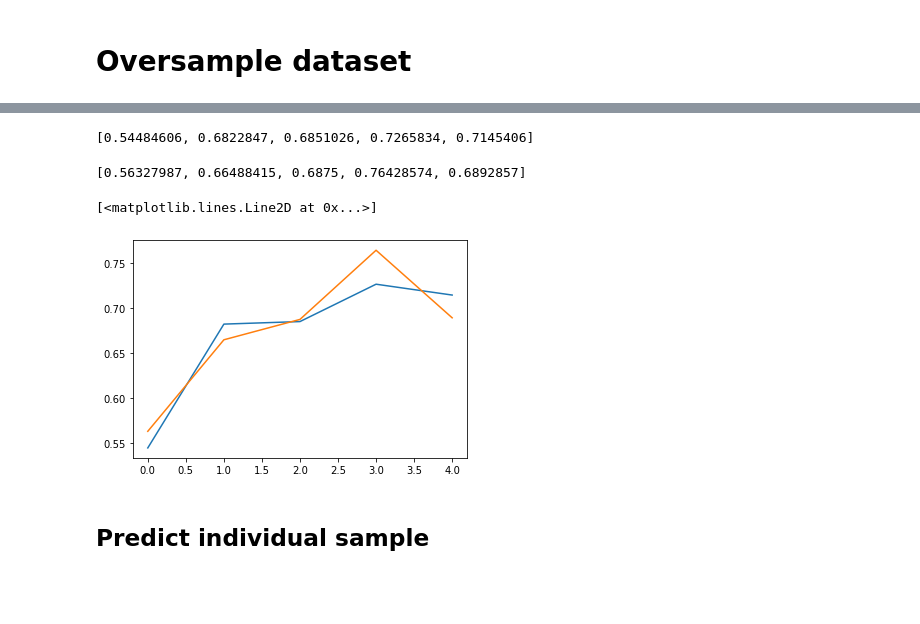
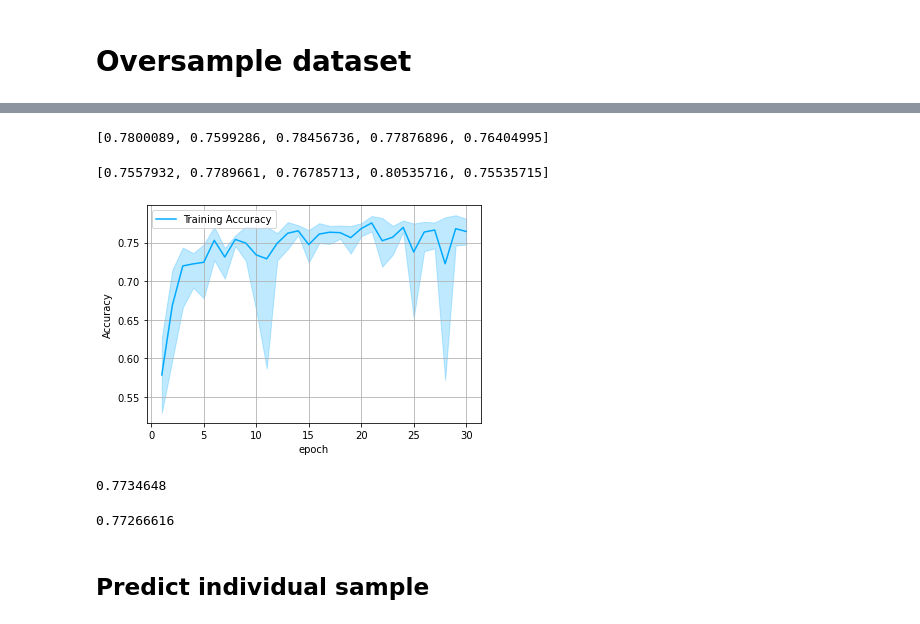
Before and after one commit to grathyaaaa/model-stroke, a Jupyter notebook: stroke-model.ipynb, the cells around one changed output, grey strips where cells are left out. Cells and saved outputs as stored; diff of their text form; code cells hidden in the pictures; blank space fills up the shorter version.

```diff
--- a/stroke-model.ipynb
+++ b/stroke-model.ipynb
@@ -112,17 +112,20 @@ Train on 1555 samples
 X_res , y_res = RandomOverSampler(random_state=seed).fit_resample(X, y)
 # %%
 # Fit Model
+EPOCHS = 30
+BATCH_SIZE = 64
 # %%
 from sklearn.model_selection import StratifiedKFold
 skf = StratifiedKFold(n_splits=5, shuffle=True, random_state=seed)
 
 train_acc = []
 test_acc = []
+history = []
 for train_index, test_index in skf.split(X_res, y_res):
     X_train, X_test = X_res.iloc[train_index], X_res.iloc[test_index]
     y_train, y_test = y_res[train_index], y_res[test_index]
     model = baseline_model()
-    model.fit(X_train, y_train)
+    history += [model.fit(X_train, y_train, epochs=EPOCHS, batch_size=BATCH_SIZE).history['accuracy']]
 
     m = tf.keras.metrics.Accuracy()
     m.update_state(model.predict_classes(X_train), y_train)
@@ -149,17 +159,33 @@ Train on 2242 samples
 # %%
 train_acc
 # %% [output]
-[0.54484606, 0.6822847, 0.6851026, 0.7265834, 0.7145406]
+[0.7800089, 0.7599286, 0.78456736, 0.77876896, 0.76404995]
 # %%
 test_acc
 # %% [output]
-[0.56327987, 0.66488415, 0.6875, 0.76428574, 0.6892857]
+[0.7557932, 0.7789661, 0.76785713, 0.80535716, 0.75535715]
-# %%
-plt.plot(train_acc)
-plt.plot(test_acc)
-# %% [output]
-[<matplotlib.lines.Line2D at 0x...>]
-[figure, removed]
+# %%
+f, ax = plt.subplots()
+
+ax.fill_between(range(1, EPOCHS+1), np.max(history, axis=0), np.min(history,axis=0) , alpha=0.25, color="#00aaff")
+
+ax.plot(range(1, EPOCHS+1), np.average(history, axis=0), color="#00aaff", label="Training Accuracy")
+plt.ylabel('Accuracy')
+plt.xlabel('epoch')
+ax.legend()
+ax.grid(True)
+# %% [output]
+[figure, added]
+# %%
+# cross validation training accuracy
+np.mean(train_acc)
+# %% [output]
+0.7734648
+# %%
+# cross validation testing accuracy
+np.mean(test_acc)
+# %% [output]
+0.77266616
 # %%
 X_test = X_test.reset_index().drop(['index'], axis=1)
 # %% [markdown]
```
Also changed, not shown: parts of 7 cells of this notebook.
